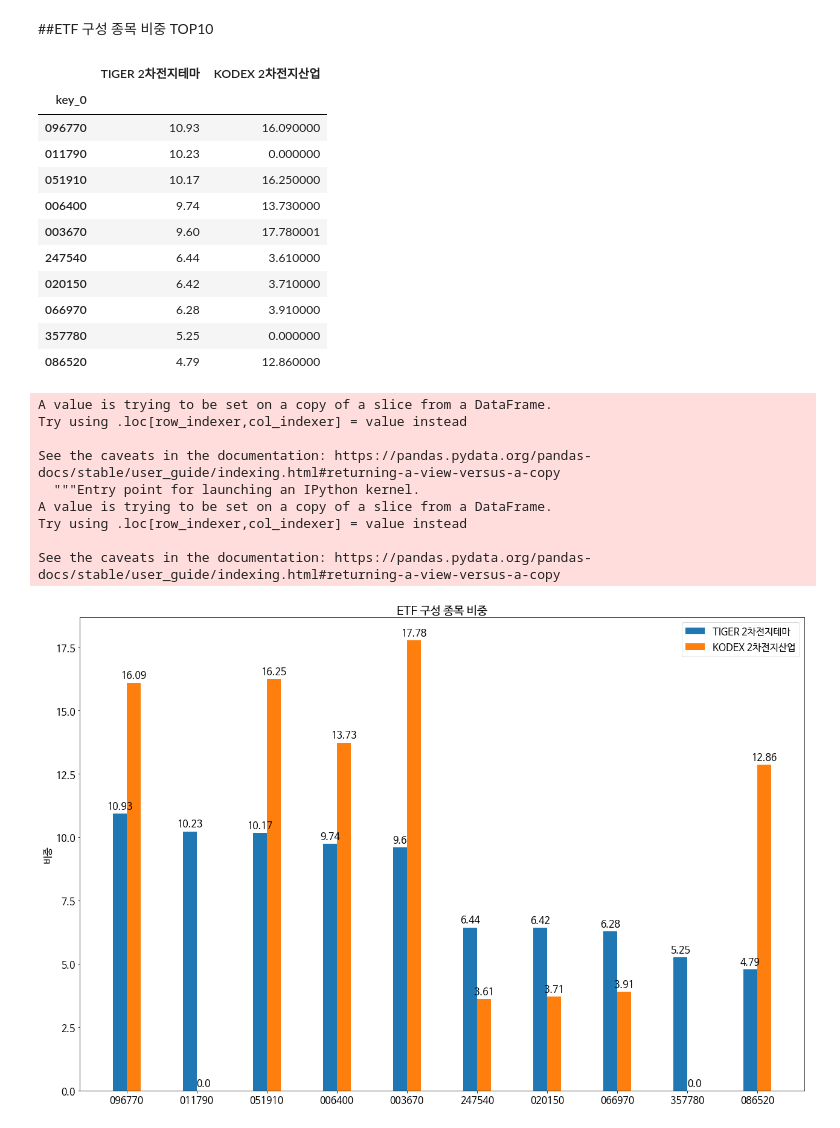
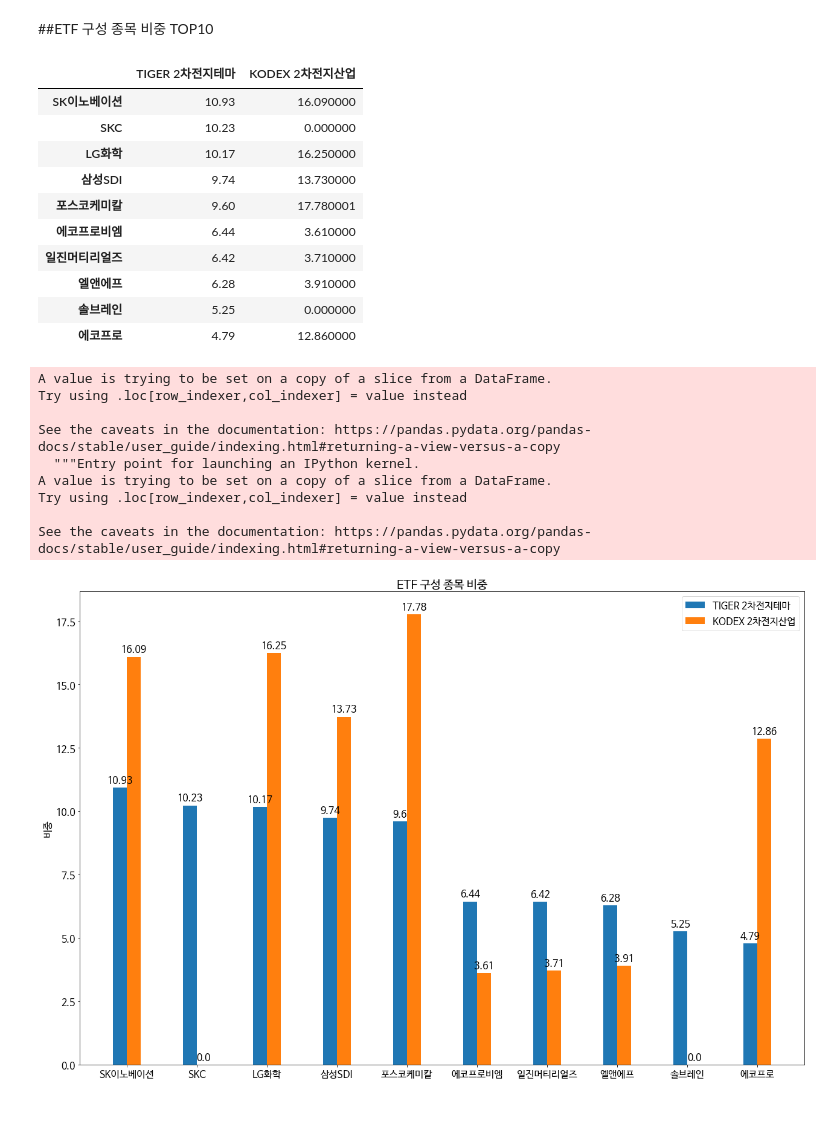
Before and after one commit to 6058ah/BusinessCapstone, a Jupyter notebook: 2차전지_etf_종목_추출_및_시각화.ipynb, the cells around one changed output. Cells and saved outputs as stored; diff of their text form; code cells hidden in the pictures.

```diff
--- a/2차전지_etf_종목_추출_및_시각화.ipynb
+++ b/2차전지_etf_종목_추출_및_시각화.ipynb
@@ -177,23 +177,23 @@ plt
 # %%
 df1=pd.merge(left=tiger['비중'],right=kodex['비중'], how = 'outer', left_on=tiger.index, right_on=kodex.index)
 df1= df1.set_index('key_0')
 df1.columns = ['TIGER 2차전지테마','KODEX 2차전지산업']
 df1=df1.fillna(0)
 df2=df1[:10]
+df2.index = [stock.get_market_ticker_name(x) for x in df2.index]
 df2
 # %% [output]
 |  | TIGER 2차전지테마 | KODEX 2차전지산업 |
-| key_0 |  |  |
-| 096770 | 10.93 | 16.090000 |
-| 011790 | 10.23 | 0.000000 |
-| 051910 | 10.17 | 16.250000 |
-| 006400 | 9.74 | 13.730000 |
-| 003670 | 9.60 | 17.780001 |
-| 247540 | 6.44 | 3.610000 |
-| 020150 | 6.42 | 3.710000 |
-| 066970 | 6.28 | 3.910000 |
-| 357780 | 5.25 | 0.000000 |
-| 086520 | 4.79 | 12.860000 |
+| SK이노베이션 | 10.93 | 16.090000 |
+| SKC | 10.23 | 0.000000 |
+| LG화학 | 10.17 | 16.250000 |
+| 삼성SDI | 9.74 | 13.730000 |
+| 포스코케미칼 | 9.60 | 17.780001 |
+| 에코프로비엠 | 6.44 | 3.610000 |
+| 일진머티리얼즈 | 6.42 | 3.710000 |
+| 엘앤에프 | 6.28 | 3.910000 |
+| 솔브레인 | 5.25 | 0.000000 |
+| 에코프로 | 4.79 | 12.860000 |
 # %%
 df2['TIGER 2차전지테마'] = df2['TIGER 2차전지테마'].apply(lambda x: float('{:.2f}'.format(x)))
 df2['KODEX 2차전지산업'] = df2['KODEX 2차전지산업'].apply(lambda x: float('{:.2f}'.format(x)))
@@ -237,4 +237,4 @@ A value is trying to be set on a copy of a slice from a DataFrame.
 Try using .loc[row_indexer,col_indexer] = value instead
 
 See the caveats in the documentation: https://pandas.pydata.org/pandas-docs/stable/user_guide/indexing.html#returning-a-view-versus-a-copy
-[figure, old version]
+[figure, new version]
```
Also changed, not shown: parts of 1 cell of this notebook.
